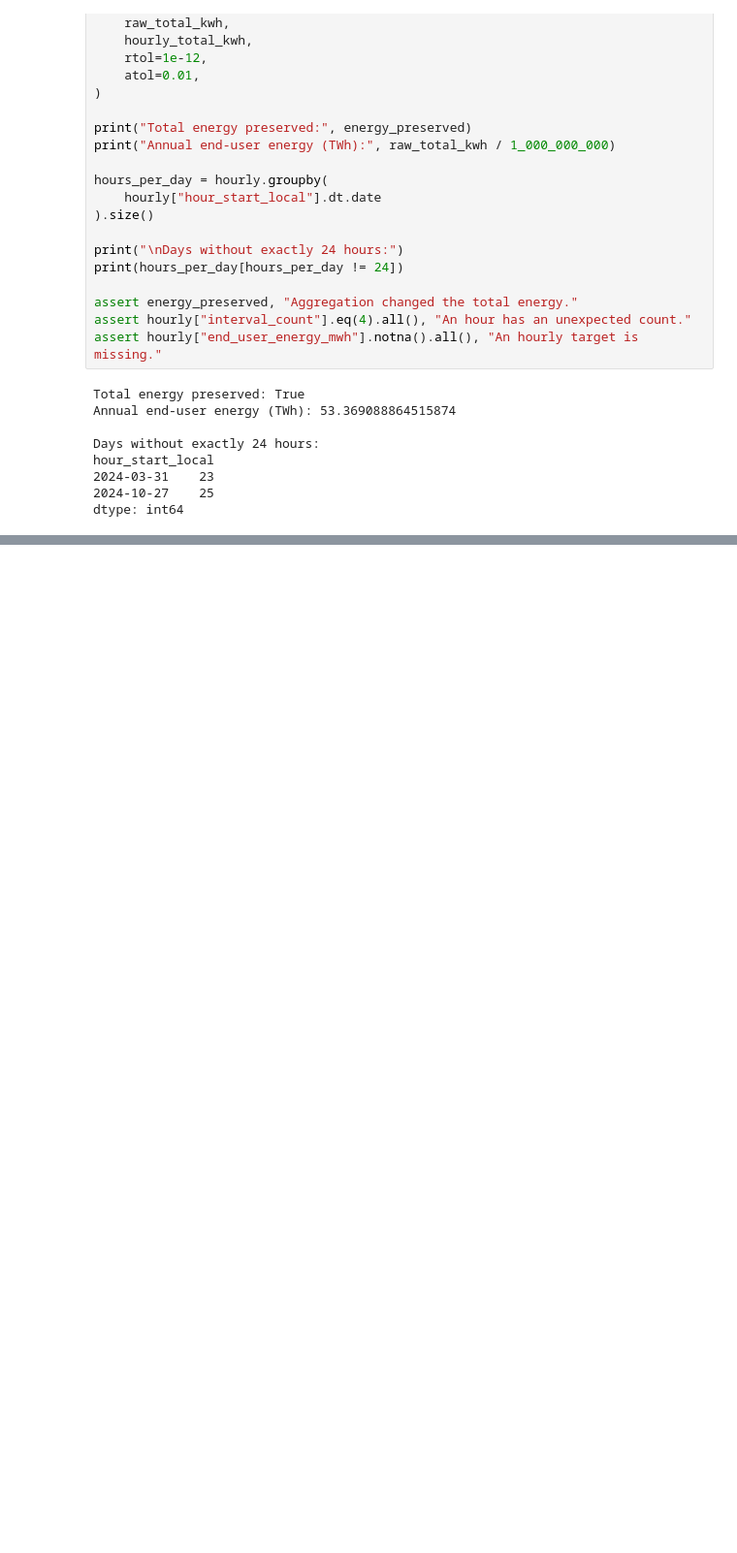
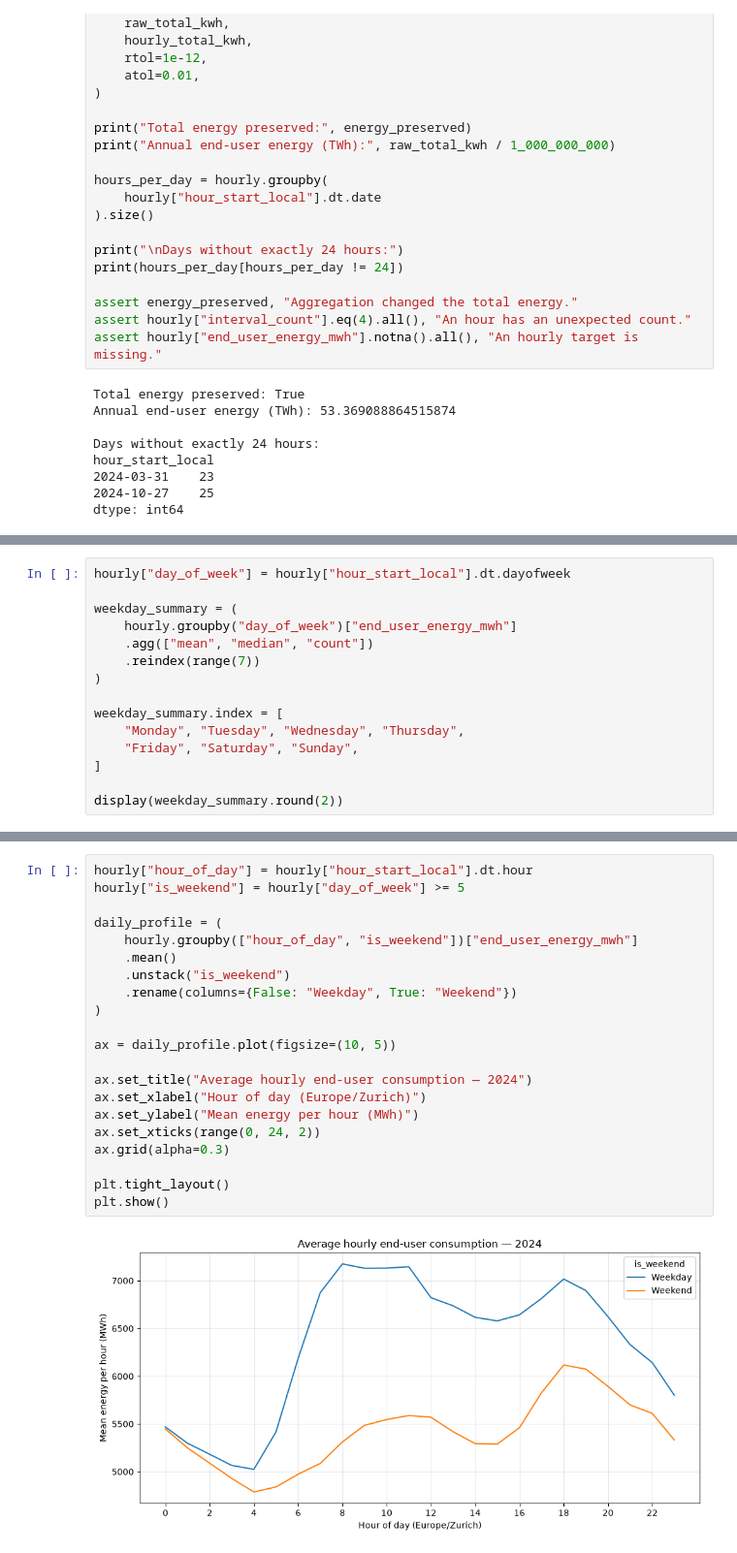
Before and after one commit to mihail500/swiss-energy-forecast, a Jupyter notebook: notebooks/01_data_inspection.ipynb, the cells around one changed output, grey strips where cells are left out. Shown at 97% size. Cells and saved outputs as stored; diff of their text form; blank space fills up the shorter version.

Commit message:
Explore weekday, hourly and monthly consumption patterns

```diff
--- a/notebooks/01_data_inspection.ipynb
+++ b/notebooks/01_data_inspection.ipynb
@@ -496,0 +504,15 @@ dtype: int64
+# %%
+hourly["day_of_week"] = hourly["hour_start_local"].dt.dayofweek
+
+weekday_summary = (
+    hourly.groupby("day_of_week")["end_user_energy_mwh"]
+    .agg(["mean", "median", "count"])
+    .reindex(range(7))
+)
+
+weekday_summary.index = [
+    "Monday", "Tuesday", "Wednesday", "Thursday",
+    "Friday", "Saturday", "Sunday",
+]
+
+display(weekday_summary.round(2))
@@ -496,0 +550,23 @@ dtype: int64
+# %%
+hourly["hour_of_day"] = hourly["hour_start_local"].dt.hour
+hourly["is_weekend"] = hourly["day_of_week"] >= 5
+
+daily_profile = (
+    hourly.groupby(["hour_of_day", "is_weekend"])["end_user_energy_mwh"]
+    .mean()
+    .unstack("is_weekend")
+    .rename(columns={False: "Weekday", True: "Weekend"})
+)
+
+ax = daily_profile.plot(figsize=(10, 5))
+
+ax.set_title("Average hourly end-user consumption — 2024")
+ax.set_xlabel("Hour of day (Europe/Zurich)")
+ax.set_ylabel("Mean energy per hour (MWh)")
+ax.set_xticks(range(0, 24, 2))
+ax.grid(alpha=0.3)
+
+plt.tight_layout()
+plt.show()
+# %% [output]
+[figure, added]
```
Also changed, not shown: parts of 7 cells of this notebook.
